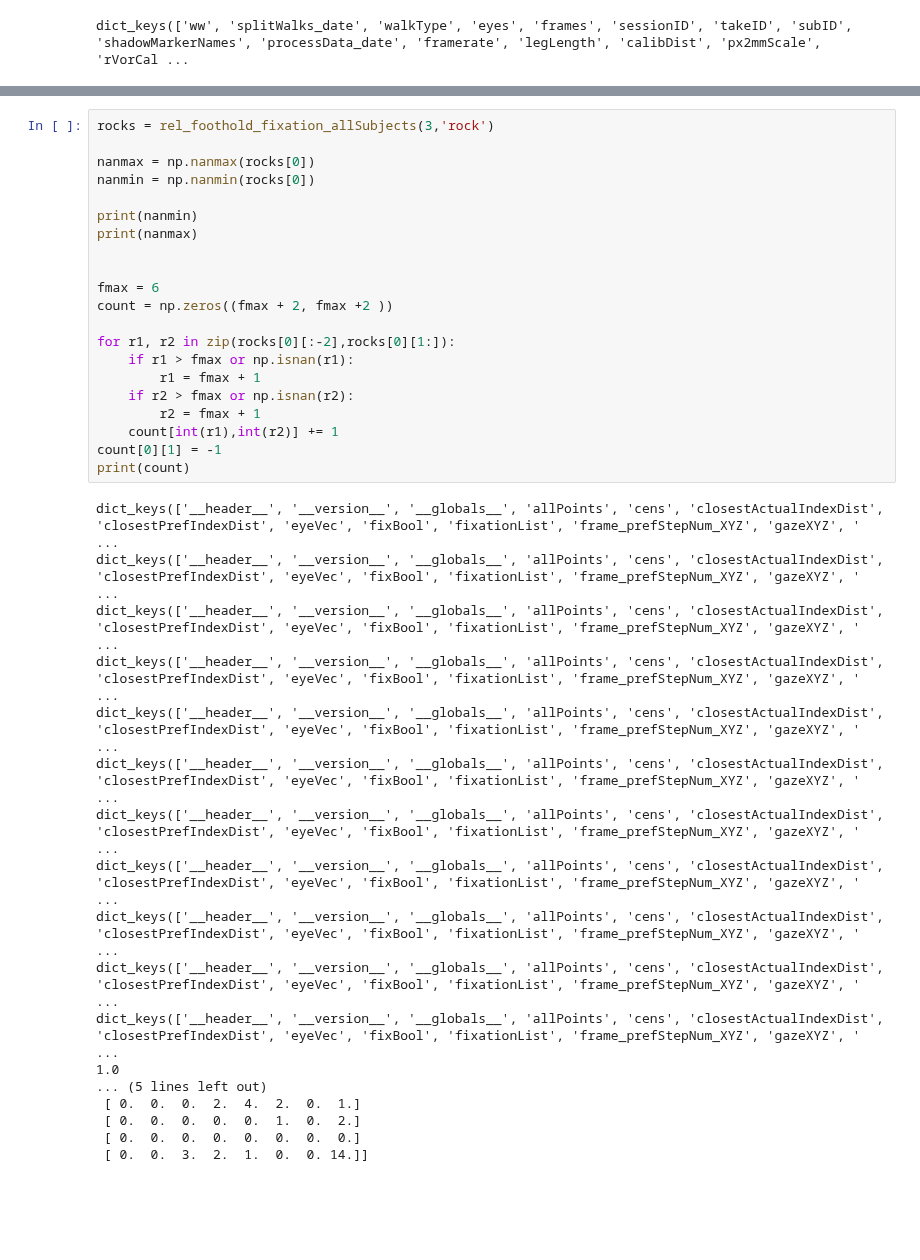
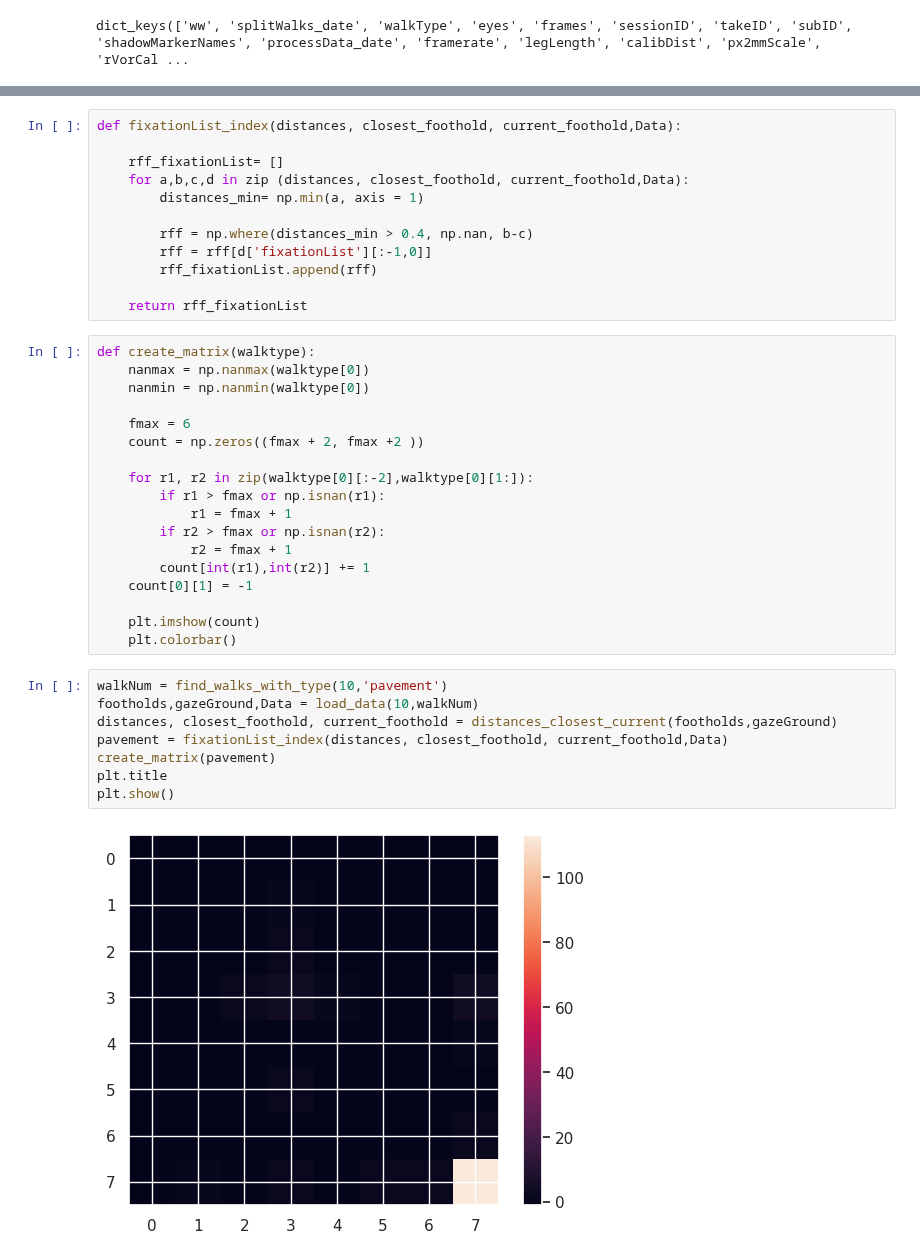
Before and after one commit to BonnenLab/visualize-skelly-laser-environment, a Jupyter notebook: fixation-histograms.ipynb, the cells around one changed output, grey strips where cells are left out. Saved outputs shown, nothing was run; the diff lists cells and outputs as text; blank space fills up the shorter version.

```diff
--- a/fixation-histograms.ipynb
+++ b/fixation-histograms.ipynb
@@ -344,39 +252,40 @@ def rel_foothold_fixation_allSubjects(ID,walktype):
+# %%
+def fixationList_index(distances, closest_foothold, current_foothold,Data):
+
+    rff_fixationList= []
+    for a,b,c,d in zip (distances, closest_foothold, current_foothold,Data):
+        distances_min= np.min(a, axis = 1)
+
+        rff = np.where(distances_min > 0.4, np.nan, b-c)
+        rff = rff[d['fixationList'][:-1,0]]
+        rff_fixationList.append(rff)
+
+    return rff_fixationList
 # %%
-rocks = rel_foothold_fixation_allSubjects(3,'rock')
+def create_matrix(walktype):
+    nanmax = np.nanmax(walktype[0])
+    nanmin = np.nanmin(walktype[0])
 
-nanmax = np.nanmax(rocks[0])
-nanmin = np.nanmin(rocks[0])
+    fmax = 6
+    count = np.zeros((fmax + 2, fmax +2 ))
 
-print(nanmin)
-print(nanmax)
+    for r1, r2 in zip(walktype[0][:-2],walktype[0][1:]):
+        if r1 > fmax or np.isnan(r1):
+            r1 = fmax + 1
+        if r2 > fmax or np.isnan(r2):
+            r2 = fmax + 1
+        count[int(r1),int(r2)] += 1
+    count[0][1] = -1
 
-
-fmax = 6
-count = np.zeros((fmax + 2, fmax +2 ))
-
-for r1, r2 in zip(rocks[0][:-2],rocks[0][1:]):
-    if r1 > fmax or np.isnan(r1):
-        r1 = fmax + 1
-    if r2 > fmax or np.isnan(r2):
-        r2 = fmax + 1
-    count[int(r1),int(r2)] += 1
-count[0][1] = -1
-print(count)
+    plt.imshow(count)
+    plt.colorbar()
-# %% [output]
-dict_keys(['__header__', '__version__', '__globals__', 'allPoints', 'cens', 'closestActualIndexDist', 'closestPrefIndexDist', 'eyeVec', 'fixBool', 'fixationList', 'frame_prefStepNum_XYZ', 'gazeXYZ', ' ...
-dict_keys(['__header__', '__version__', '__globals__', 'allPoints', 'cens', 'closestActualIndexDist', 'closestPrefIndexDist', 'eyeVec', 'fixBool', 'fixationList', 'frame_prefStepNum_XYZ', 'gazeXYZ', ' ...
-dict_keys(['__header__', '__version__', '__globals__', 'allPoints', 'cens', 'closestActualIndexDist', 'closestPrefIndexDist', 'eyeVec', 'fixBool', 'fixationList', 'frame_prefStepNum_XYZ', 'gazeXYZ', ' ...
-dict_keys(['__header__', '__version__', '__globals__', 'allPoints', 'cens', 'closestActualIndexDist', 'closestPrefIndexDist', 'eyeVec', 'fixBool', 'fixationList', 'frame_prefStepNum_XYZ', 'gazeXYZ', ' ...
-dict_keys(['__header__', '__version__', '__globals__', 'allPoints', 'cens', 'closestActualIndexDist', 'closestPrefIndexDist', 'eyeVec', 'fixBool', 'fixationList', 'frame_prefStepNum_XYZ', 'gazeXYZ', ' ...
-dict_keys(['__header__', '__version__', '__globals__', 'allPoints', 'cens', 'closestActualIndexDist', 'closestPrefIndexDist', 'eyeVec', 'fixBool', 'fixationList', 'frame_prefStepNum_XYZ', 'gazeXYZ', ' ...
-dict_keys(['__header__', '__version__', '__globals__', 'allPoints', 'cens', 'closestActualIndexDist', 'closestPrefIndexDist', 'eyeVec', 'fixBool', 'fixationList', 'frame_prefStepNum_XYZ', 'gazeXYZ', ' ...
-dict_keys(['__header__', '__version__', '__globals__', 'allPoints', 'cens', 'closestActualIndexDist', 'closestPrefIndexDist', 'eyeVec', 'fixBool', 'fixationList', 'frame_prefStepNum_XYZ', 'gazeXYZ', ' ...
-dict_keys(['__header__', '__version__', '__globals__', 'allPoints', 'cens', 'closestActualIndexDist', 'closestPrefIndexDist', 'eyeVec', 'fixBool', 'fixationList', 'frame_prefStepNum_XYZ', 'gazeXYZ', ' ...
-dict_keys(['__header__', '__version__', '__globals__', 'allPoints', 'cens', 'closestActualIndexDist', 'closestPrefIndexDist', 'eyeVec', 'fixBool', 'fixationList', 'frame_prefStepNum_XYZ', 'gazeXYZ', ' ...
-dict_keys(['__header__', '__version__', '__globals__', 'allPoints', 'cens', 'closestActualIndexDist', 'closestPrefIndexDist', 'eyeVec', 'fixBool', 'fixationList', 'frame_prefStepNum_XYZ', 'gazeXYZ', ' ...
-1.0
-... (5 lines left out)
- [ 0.  0.  0.  2.  4.  2.  0.  1.]
- [ 0.  0.  0.  0.  0.  1.  0.  2.]
- [ 0.  0.  0.  0.  0.  0.  0.  0.]
- [ 0.  0.  3.  2.  1.  0.  0. 14.]]
+# %%
+walkNum = find_walks_with_type(10,'pavement')
+footholds,gazeGround,Data = load_data(10,walkNum)
+distances, closest_foothold, current_foothold = distances_closest_current(footholds,gazeGround)
+pavement = fixationList_index(distances, closest_foothold, current_foothold,Data)
+create_matrix(pavement)
+plt.title
+plt.show()
+# %% [output]
+[figure, added]
```
Also changed, not shown: parts of 12 cells of this notebook.
